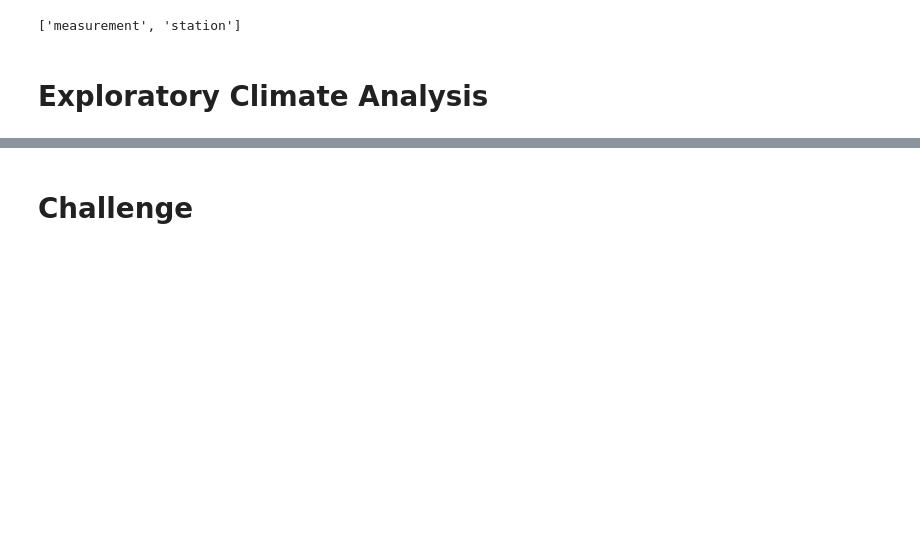
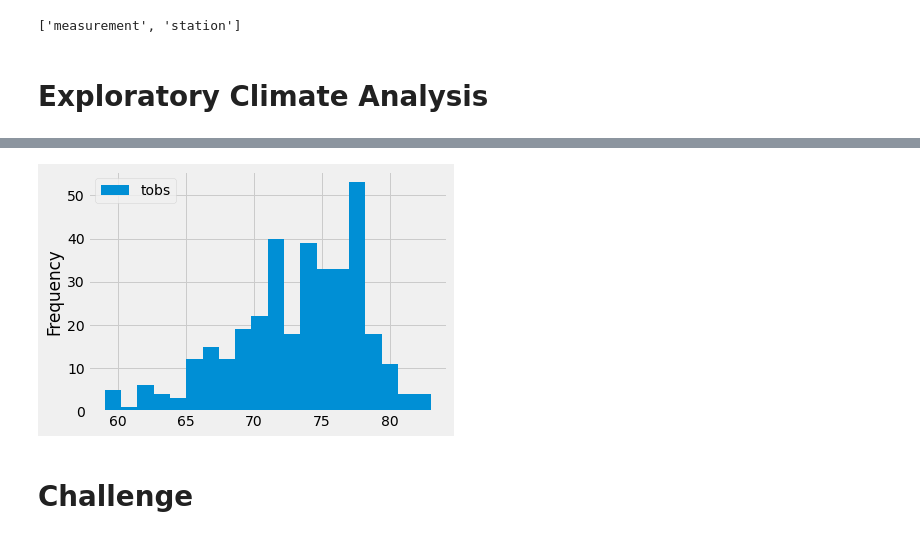
Before and after one commit to velasciraptor/surfs_up, a Jupyter notebook: climate_analysis.ipynb, the cells around one changed output, grey strips where cells are left out. Saved outputs shown, nothing was run; the diff lists cells and outputs as text; code cells hidden in the pictures; blank space fills up the shorter version.

```diff
--- a/climate_analysis.ipynb
+++ b/climate_analysis.ipynb
@@ -64,3 +102,7 @@ session = Session(engine)
 # %%
 # Choose the station with the highest number of temperature observations.
 # Query the last 12 months of temperature observation data for this station and plot the results as a histogram
+results = session.query(Measurement.tobs).filter(Measurement.station == 'USC00519281').filter(
+    Measurement.date >= prev_year).all()
+temp_df = pd.DataFrame(results, columns=['tobs'])
+print(temp_df.to_string(index=False))
@@ -67,3 +127,9 @@ session = Session(engine)
+# %%
+# Graph temp_df
+temp_df.plot.hist(bins=20)
+plt.tight_layout()
+# %% [output]
+[figure, added]
 # %%
 # Write a function called `calc_temps` that will accept start date and end date in the format '%Y-%m-%d'
 # and return the minimum, average, and maximum temperatures for that range of dates
```
Also changed, not shown: parts of 6 cells of this notebook, 1 other file.
